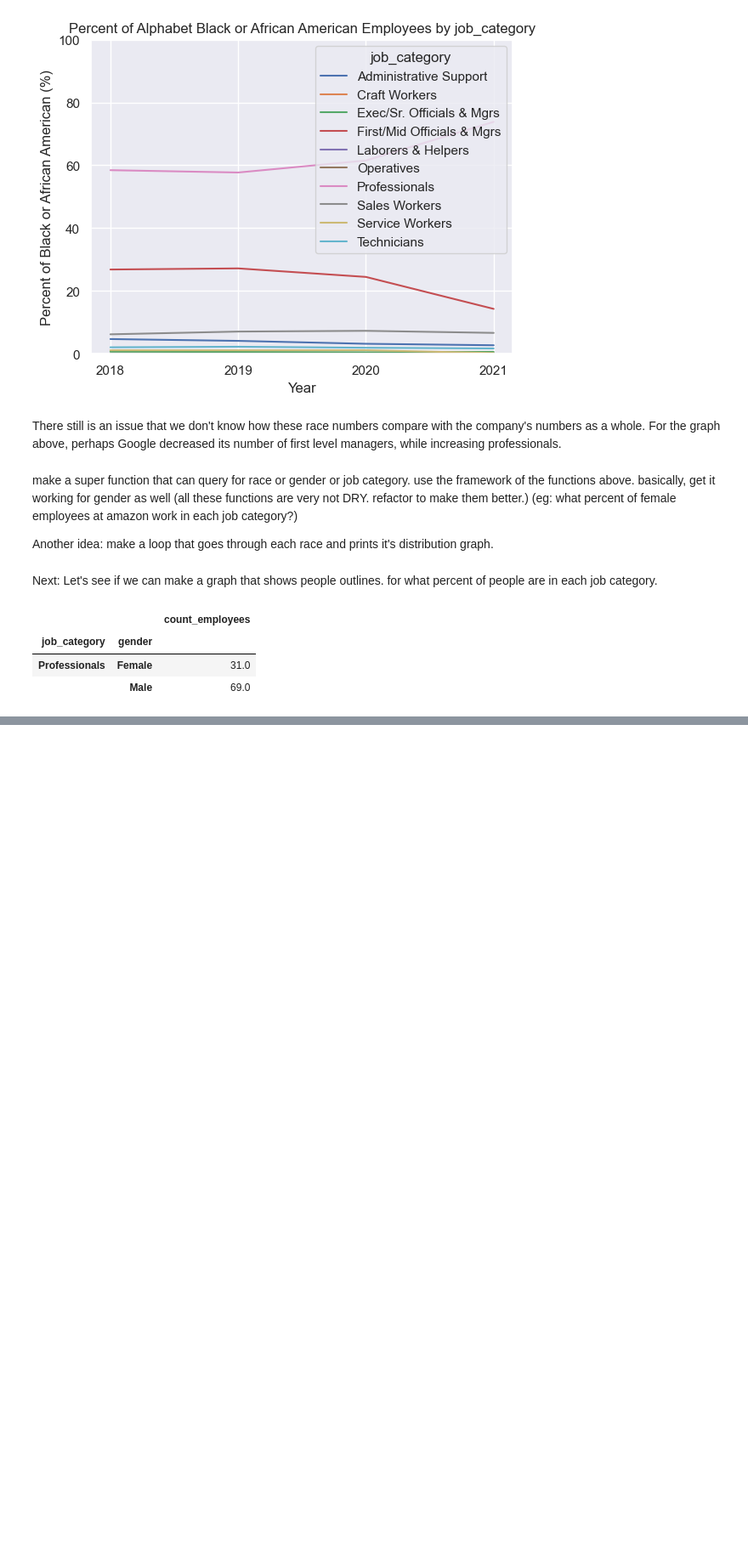
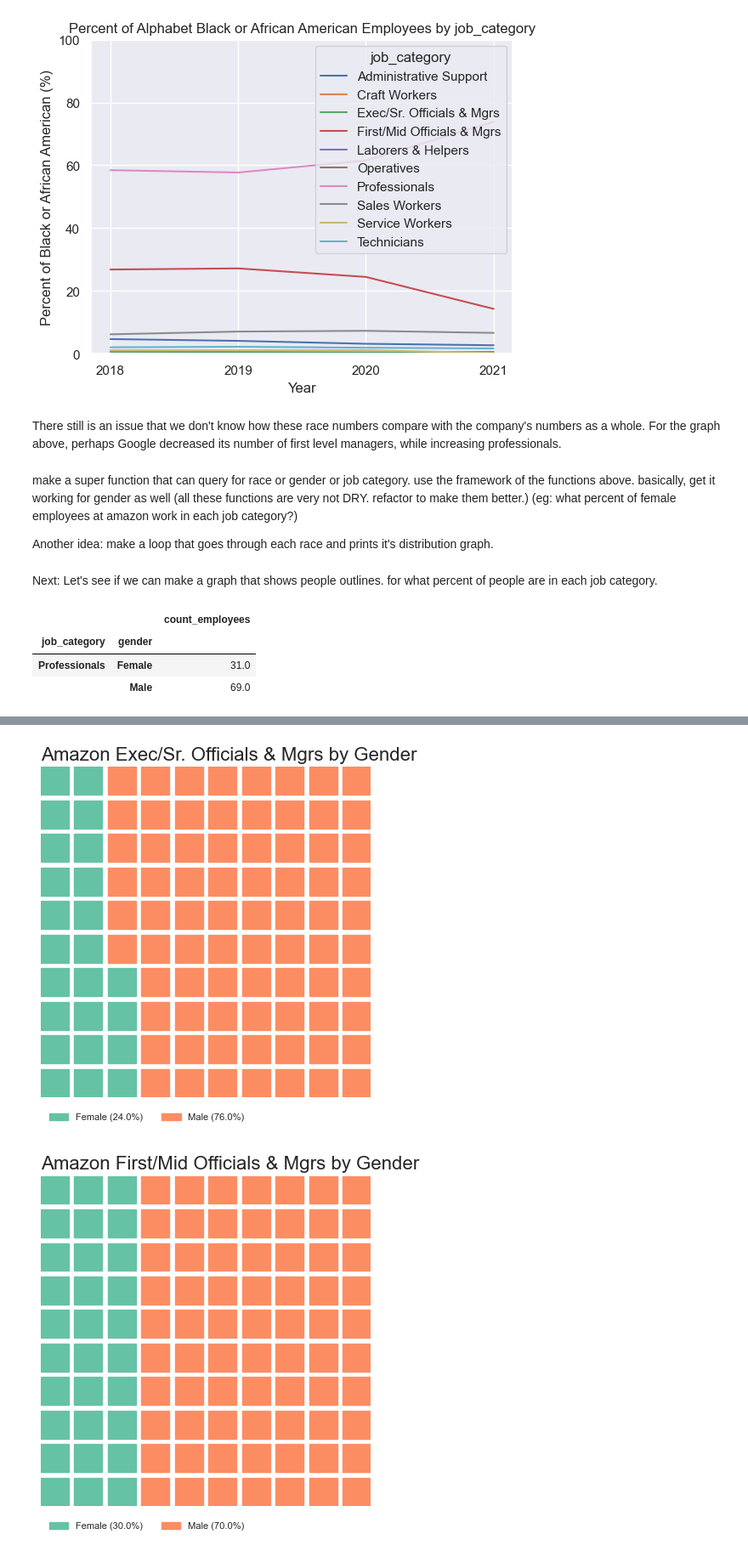
Before and after one commit to theLP100/dataVisualizations, a Jupyter notebook: Visualizations.ipynb, the cells around one changed output, grey strips where cells are left out. Shown at 85% size. Cells and saved outputs as stored; diff of their text form; code cells hidden in the pictures; blank space fills up the shorter version.

```diff
--- a/Visualizations.ipynb
+++ b/Visualizations.ipynb
@@ -297,0 +440,10 @@ amz_gender_data['amz_Tech_gender']
+# %%
+#amz_gender data has keys that are the file names (eg amz_exec_gender, amz_techn_gender)
+#and values that are dictionaries.  each dictionary has file_name = file_name, data = the data., job = job.
+for file_name, val_dict in amz_gender_data.items():
+    job = val_dict['job']
+    data = val_dict['data']['count_employees']
+    make_waffle_fig(data, job, file_name)
+# %% [output]
+[figure, added]
+[figure, added]
```
Also changed, not shown: parts of 13 cells of this notebook, 26 other files.
